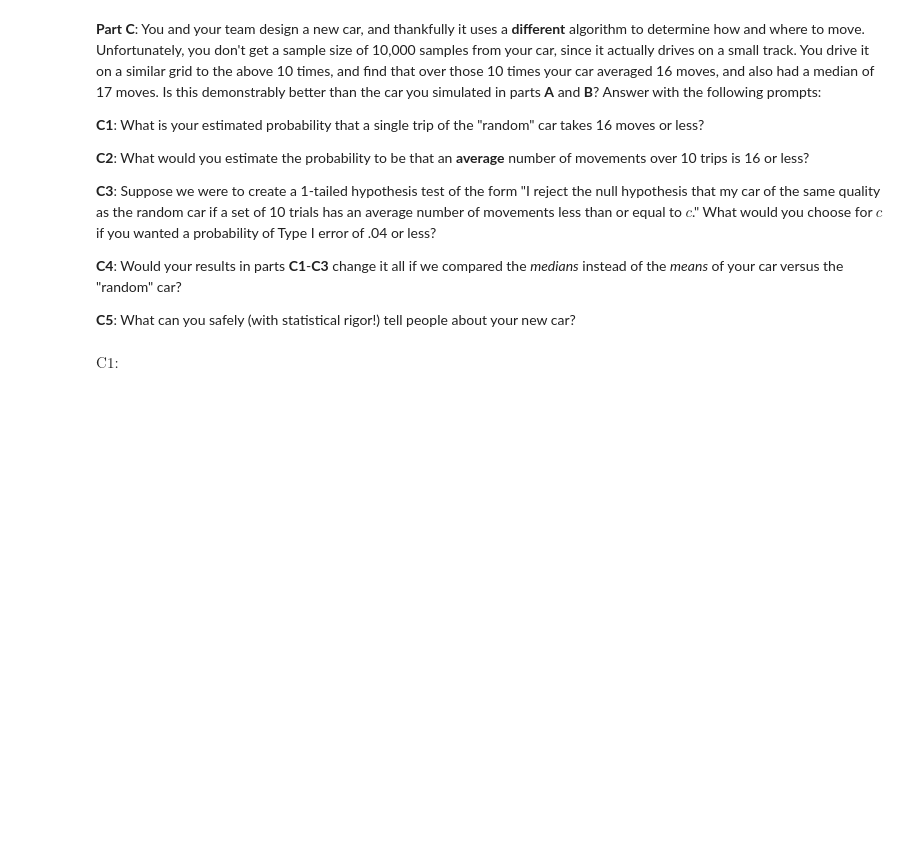
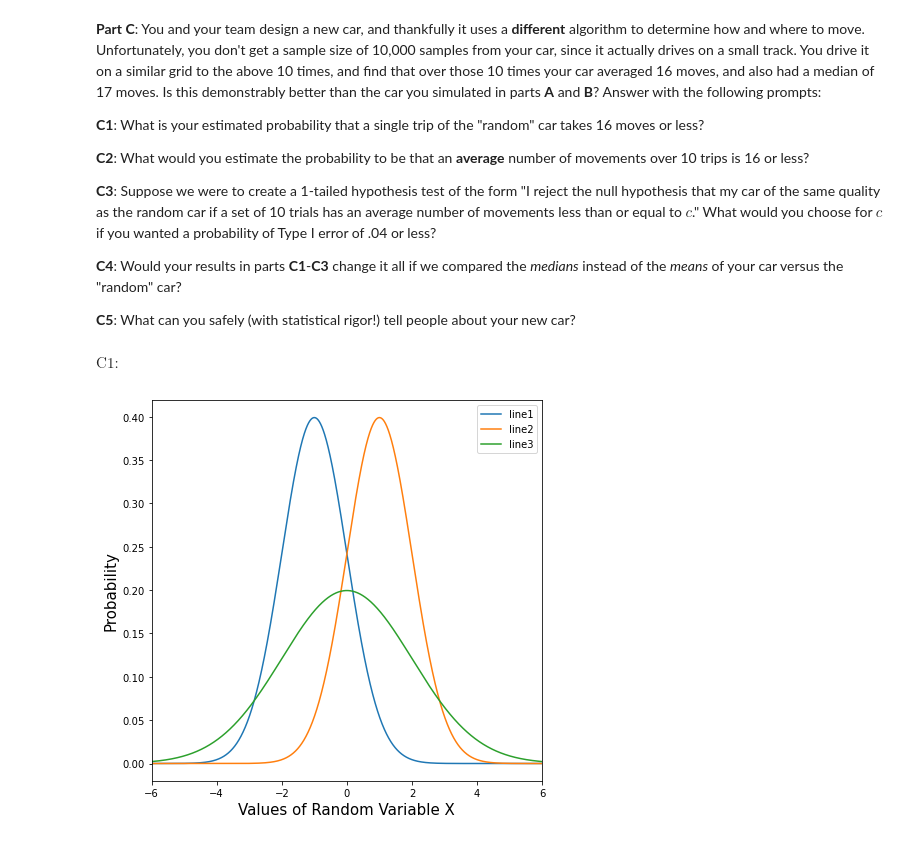
Before and after one commit to haha5751/4022, a Jupyter notebook: CSCI4022_S22_HW1.ipynb, the cells around one changed output. Saved outputs shown, nothing was run; the diff lists cells and outputs as text; code cells hidden in the pictures; blank space fills up the shorter version.

```diff
--- a/CSCI4022_S22_HW1.ipynb
+++ b/CSCI4022_S22_HW1.ipynb
@@ -332,3 +333,34 @@ $\text{An algorithm which only performs random movements would have a normal dis
 **C5**: What can you safely (with statistical rigor!) tell people about your new car?
 # %% [markdown]
 $\text{C1: }$
+# %%
+mu1 = -1
+std1 = 1
+
+mu2 = 1
+std2 = 1
+
+mu3 = 0
+std3 = 2
+
+snd1 = stats.norm(mu1, std1)
+snd2 = stats.norm(mu2, std2)
+snd3 = stats.norm(mu3, std3)
+
+x1 = np.arange(-100, 100, 0.001)
+x2 = np.arange(-100, 100, 0.001)
+x3 = np.arange(-100, 100, 0.001)
+plt.figure(figsize=(7,7))
+
+line1, = plt.plot(x1, snd1.pdf(x), label="line1")
+line2, = plt.plot(x2, snd2.pdf(x), label="line2")
+line3, = plt.plot(x3, snd3.pdf(x), label="line3")
+
+leg = plt.legend(loc='upper right')
+
+plt.xlim(-6, 6)
+plt.xlabel('Values of Random Variable X', fontsize='15')
+plt.ylabel('Probability', fontsize='15')
+plt.show()
+# %% [output]
+[figure, added]
```
Also changed, not shown: parts of 3 cells of this notebook, 1 other file.
